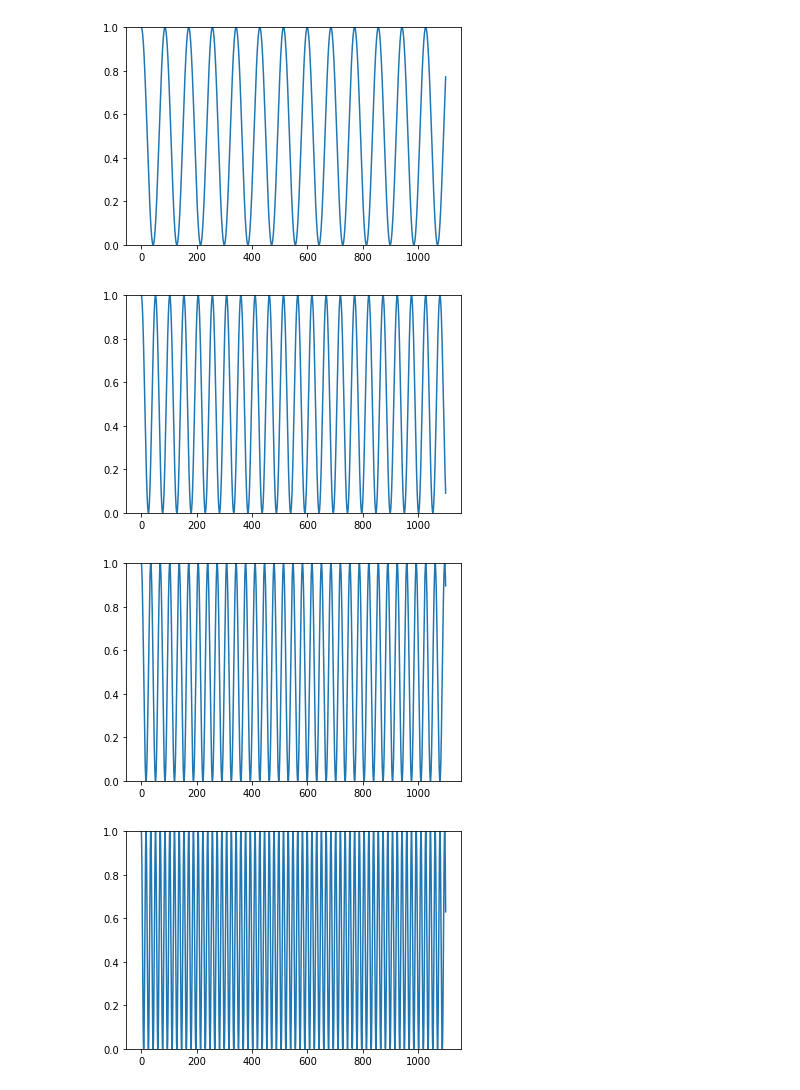
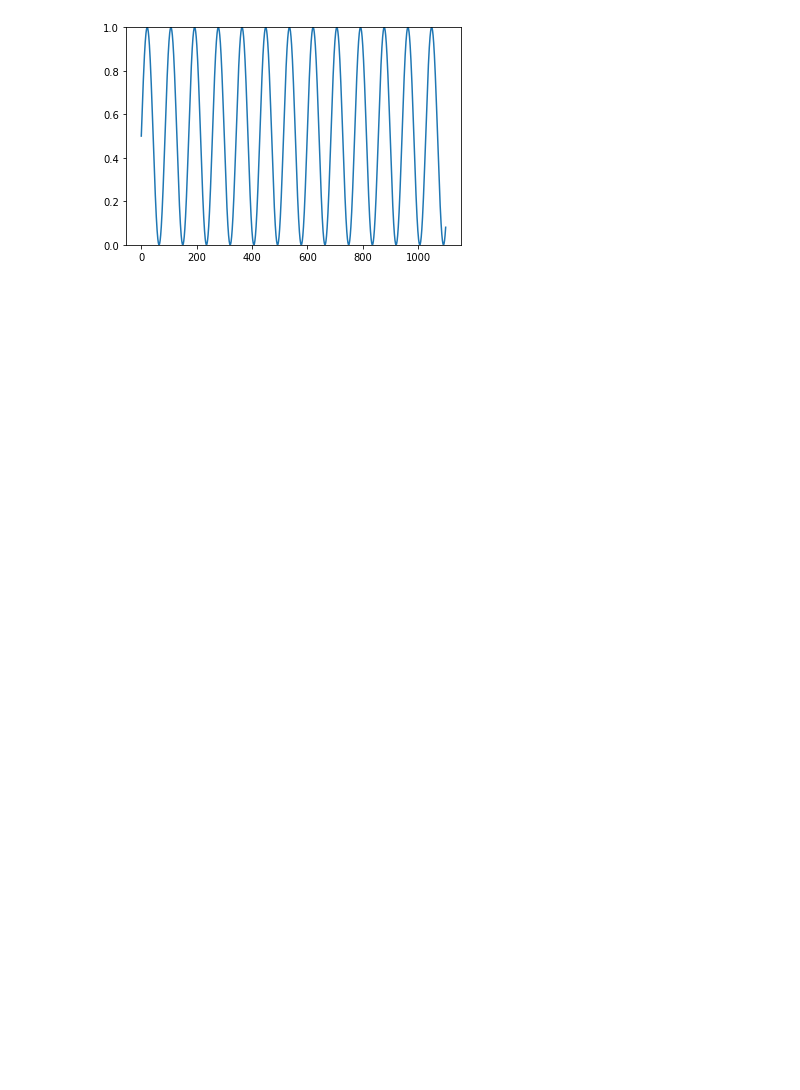
Before and after one commit to GreyImediary/tech_vision, a Jupyter notebook: practice_4/practice_4.ipynb, the cells around one changed output. Saved outputs shown, nothing was run; the diff lists cells and outputs as text; code cells hidden in the pictures; blank space fills up the shorter version.

```diff
--- a/practice_4/practice_4.ipynb
+++ b/practice_4/practice_4.ipynb
@@ -10,27 +15,26 @@ phase= math.pi / 2
+# %%
+freq_diskr = 0.00366772681*100
+phase = 0
 # %%
-# функция синуса
-def func(x, frequency):
-    return(0.5*np.sin(x*frequency+phase)+0.5)
+#Функция создания сигнала в виде синусоиды с возможность изменять частоту и сдвигать по фазе. Значения синусоиды в интервале [0; 1].
+def generate_sinusoid(x, frequency):
+  return(0.5 + 0.5 * np.sin(x * frequency + phase))
 
-# функция дискретизации
-def func_dis(frequency):
-    dis=np.array([])
-    for i in np.arange(0,FS*3000,FS):
-        dis=np.append(dis,func(i, frequency))
-        # print(i)
-    return dis
+#Функция, дискретизирующая сигнал с заданной частотой.
+def discr_sign(frequency):
+  arr = np.array([])
+  for i in np.arange(0, freq_diskr*3000, freq_diskr):
+      arr = np.append(arr, generate_sinusoid(i, frequency))
+  return arr
 
-# вывод графика функции
-def draw(frequency):
-    x=np.arange(0,FS*3000,FS)
-    plt.plot(x,func(x, frequency))
-    plt.ylim(0,1)
-    plt.show()
+#Функция, которая создает изображение из дискретизированного сигнала.
+def image(frequency):
+  x=np.arange(0,freq_diskr*3000,freq_diskr)
+  plt.plot(x, generate_sinusoid(x, frequency))
+  # plt.xlim(0,300)
+  plt.ylim(0,1)
+  plt.show()
 
-for i in F:
-    draw(i)
+image(freq_diskr / 5)
 # %% [output]
-[figure, old version]
+[figure, new version]
-[figure, removed]
-[figure, removed]
-[figure, removed]
```
Also changed, not shown: parts of 13 cells of this notebook, 7 other files.
